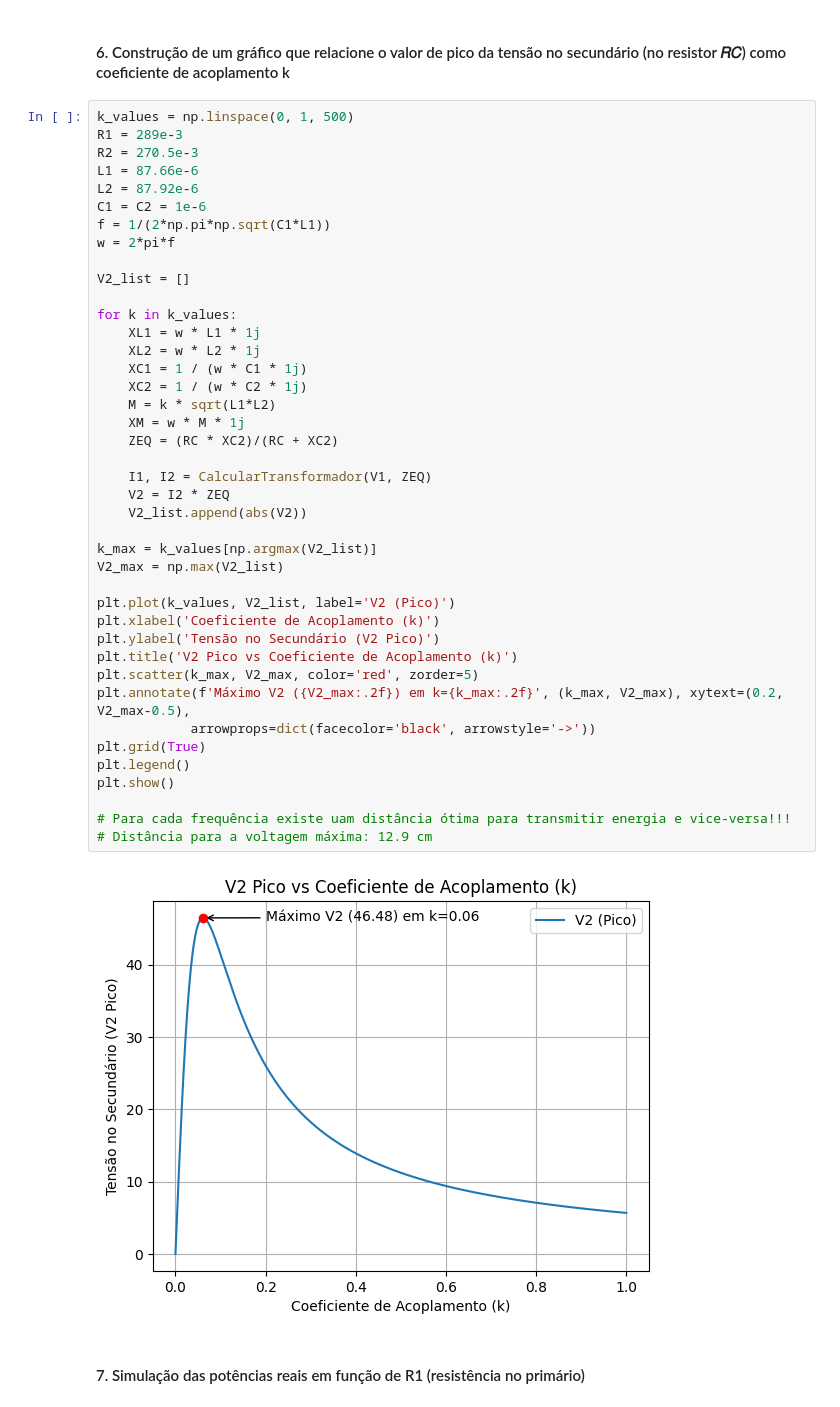
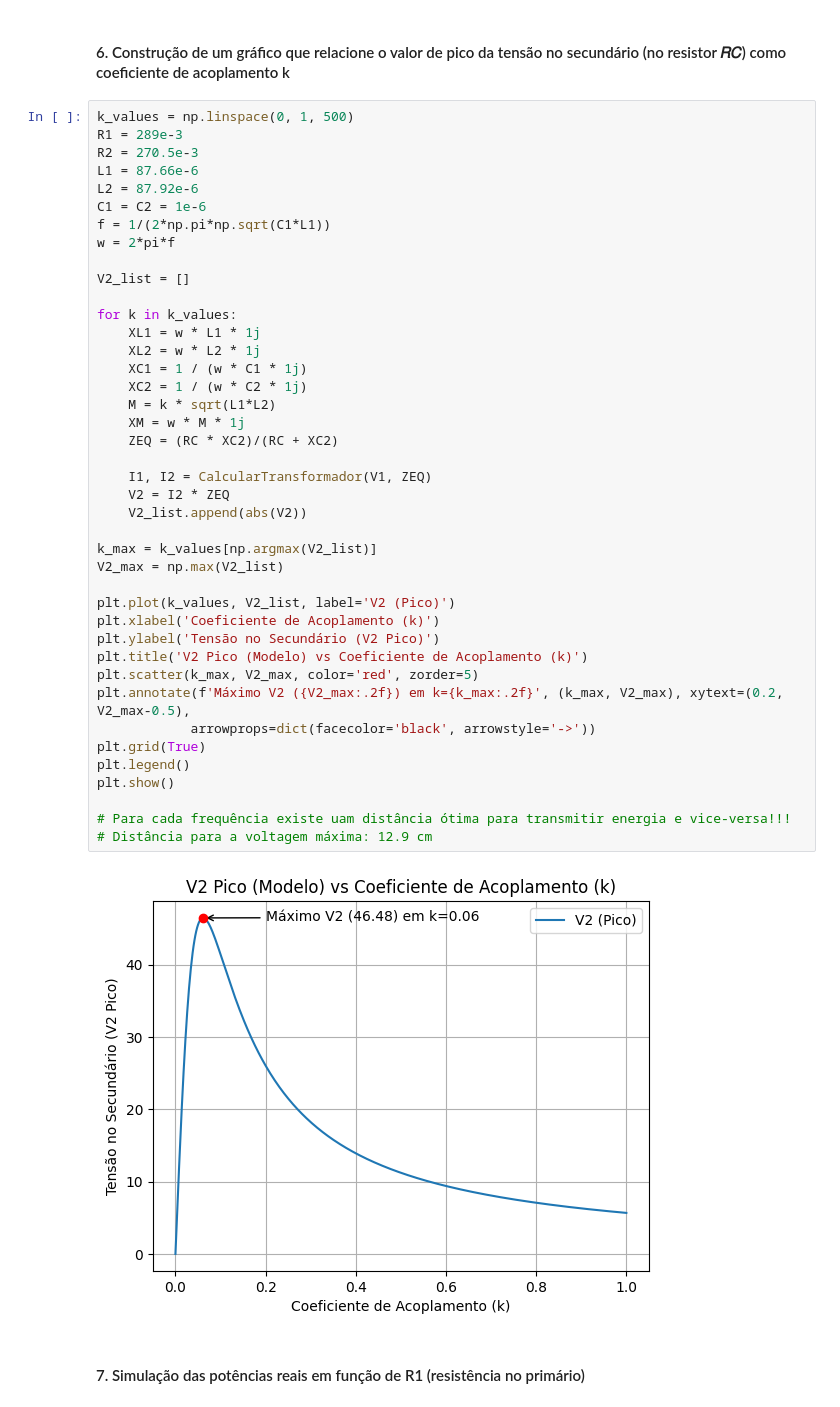
Before and after one commit to DeLucca990/Electromagnetism-Project, a Jupyter notebook: projeto/main_real.ipynb, the cells around one changed output. Saved outputs shown, nothing was run; the diff lists cells and outputs as text.

```diff
--- a/projeto/main_real.ipynb
+++ b/projeto/main_real.ipynb
@@ -215,35 +215,35 @@ V2_list = []
 
 for k in k_values:
     XL1 = w * L1 * 1j
     XL2 = w * L2 * 1j
     XC1 = 1 / (w * C1 * 1j)
     XC2 = 1 / (w * C2 * 1j)
     M = k * sqrt(L1*L2)
     XM = w * M * 1j
     ZEQ = (RC * XC2)/(RC + XC2)
 
     I1, I2 = CalcularTransformador(V1, ZEQ)
     V2 = I2 * ZEQ
     V2_list.append(abs(V2))
 
 k_max = k_values[np.argmax(V2_list)]
 V2_max = np.max(V2_list)
 
 plt.plot(k_values, V2_list, label='V2 (Pico)')
 plt.xlabel('Coeficiente de Acoplamento (k)')
 plt.ylabel('Tensão no Secundário (V2 Pico)')
-plt.title('V2 Pico vs Coeficiente de Acoplamento (k)')
+plt.title('V2 Pico (Modelo) vs Coeficiente de Acoplamento (k)')
 plt.scatter(k_max, V2_max, color='red', zorder=5)
 plt.annotate(f'Máximo V2 ({V2_max:.2f}) em k={k_max:.2f}', (k_max, V2_max), xytext=(0.2, V2_max-0.5),
             arrowprops=dict(facecolor='black', arrowstyle='->'))
 plt.grid(True)
 plt.legend()
 plt.show()
 
 # Para cada frequência existe uam distância ótima para transmitir energia e vice-versa!!!
 # Distância para a voltagem máxima: 12.9 cm
 # %% [output]
-[figure, old version]
+[figure, new version]
 # %% [markdown]
 #### 7. Simulação das potências reais em função de R1 (resistência no primário)
 # %%
```
Also changed, not shown: parts of 1 cell of this notebook, 1 other file.
